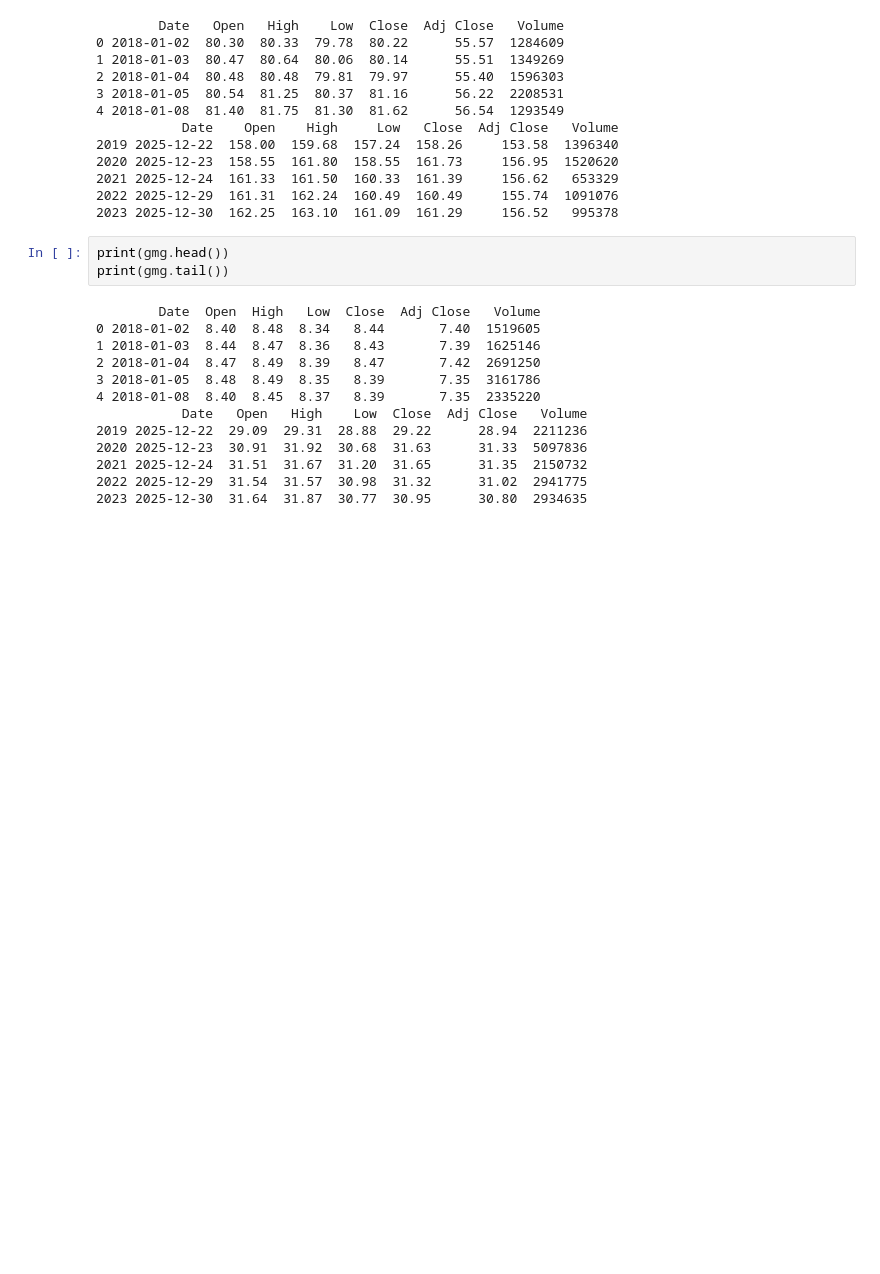
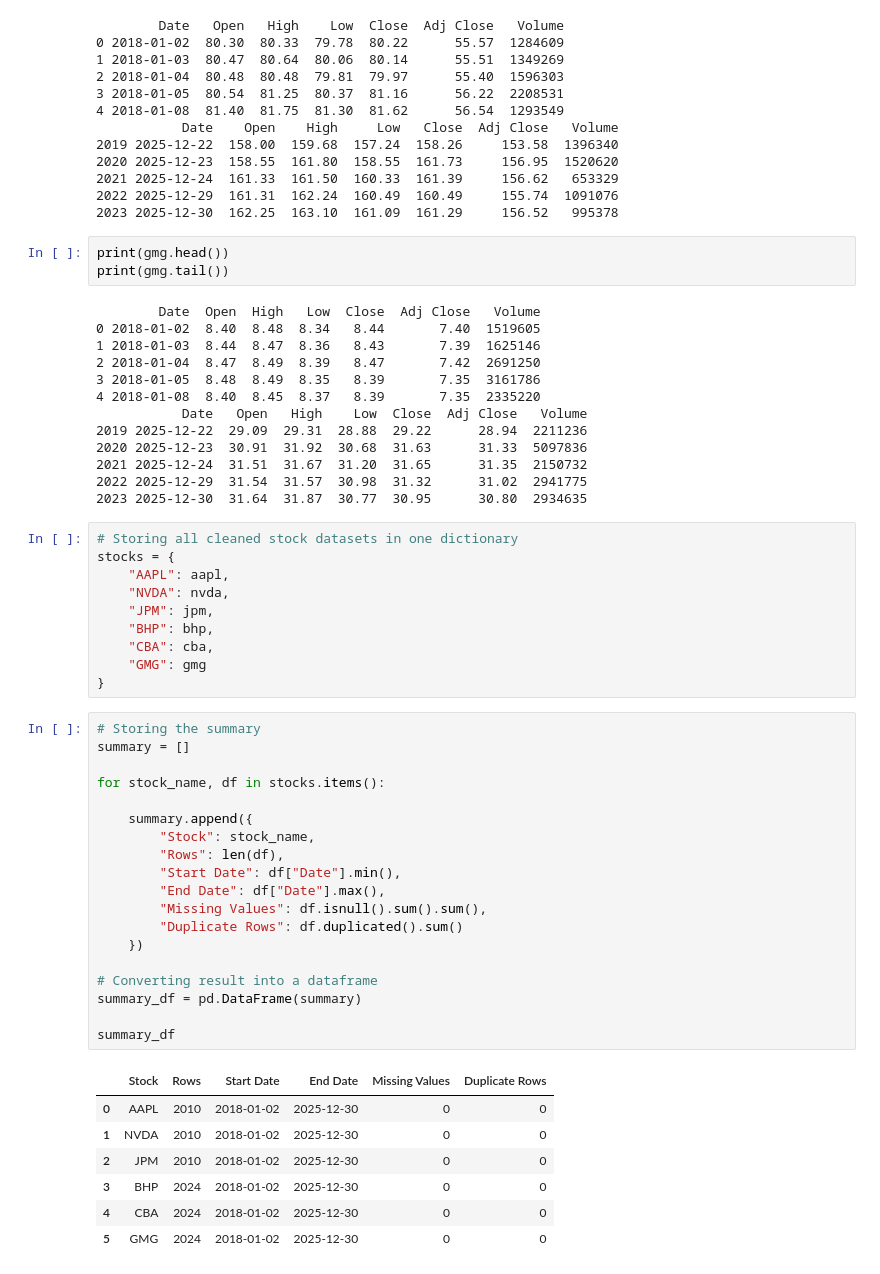
Before and after one commit to ClaraNguyen9130/AI-Powered-Stock-Market-Prediction, a Jupyter notebook: COMP8851_Major Project.ipynb, the cells around one changed output. Cells and saved outputs as stored; diff of their text form; blank space fills up the shorter version.

```diff
--- a/COMP8851_Major Project.ipynb
+++ b/COMP8851_Major Project.ipynb
@@ -185,3 +188,40 @@ print(gmg.tail())
 2021 2025-12-24  31.51  31.67  31.20  31.65      31.35  2150732
 2022 2025-12-29  31.54  31.57  30.98  31.32      31.02  2941775
 2023 2025-12-30  31.64  31.87  30.77  30.95      30.80  2934635
+# %%
+# Storing all cleaned stock datasets in one dictionary
+stocks = {
+    "AAPL": aapl,
+    "NVDA": nvda,
+    "JPM": jpm,
+    "BHP": bhp,
+    "CBA": cba,
+    "GMG": gmg
+}
+# %%
+# Storing the summary
+summary = []
+
+for stock_name, df in stocks.items():
+
+    summary.append({
+        "Stock": stock_name,
+        "Rows": len(df),
+        "Start Date": df["Date"].min(),
+        "End Date": df["Date"].max(),
+        "Missing Values": df.isnull().sum().sum(),
+        "Duplicate Rows": df.duplicated().sum()
+    })
+
+# Converting result into a dataframe
+summary_df = pd.DataFrame(summary)
+
+summary_df
+# %% [output]
+|  | Stock | Rows | Start Date | End Date | Missing Values | Duplicate Rows |
+| 0 | AAPL | 2010 | 2018-01-02 | 2025-12-30 | 0 | 0 |
+| 1 | NVDA | 2010 | 2018-01-02 | 2025-12-30 | 0 | 0 |
+| 2 | JPM | 2010 | 2018-01-02 | 2025-12-30 | 0 | 0 |
+| 3 | BHP | 2024 | 2018-01-02 | 2025-12-30 | 0 | 0 |
+| 4 | CBA | 2024 | 2018-01-02 | 2025-12-30 | 0 | 0 |
+| 5 | GMG | 2024 | 2018-01-02 | 2025-12-30 | 0 | 0 |
```
Also changed, not shown: parts of 3 cells of this notebook.
